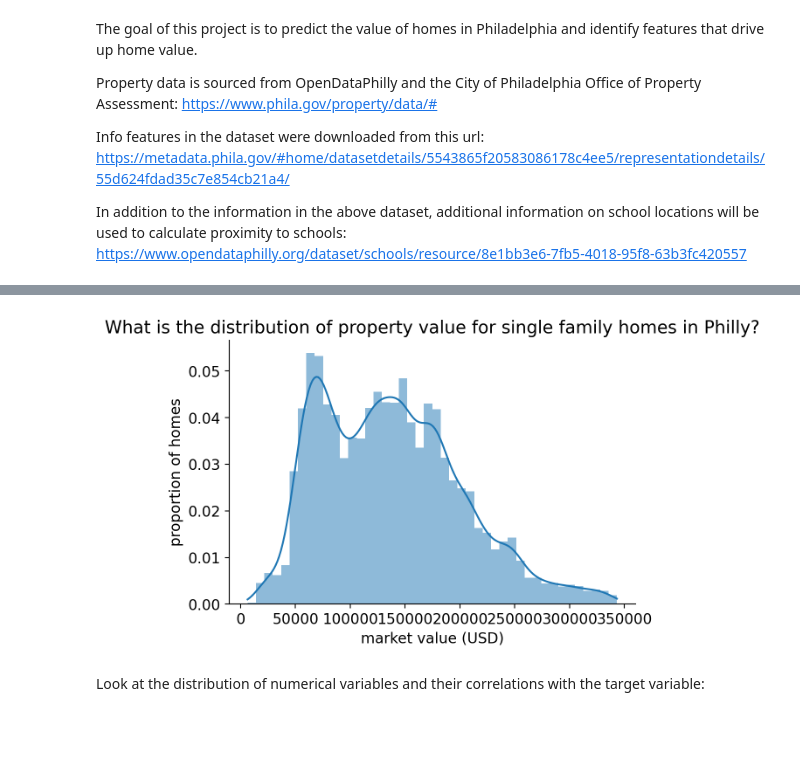
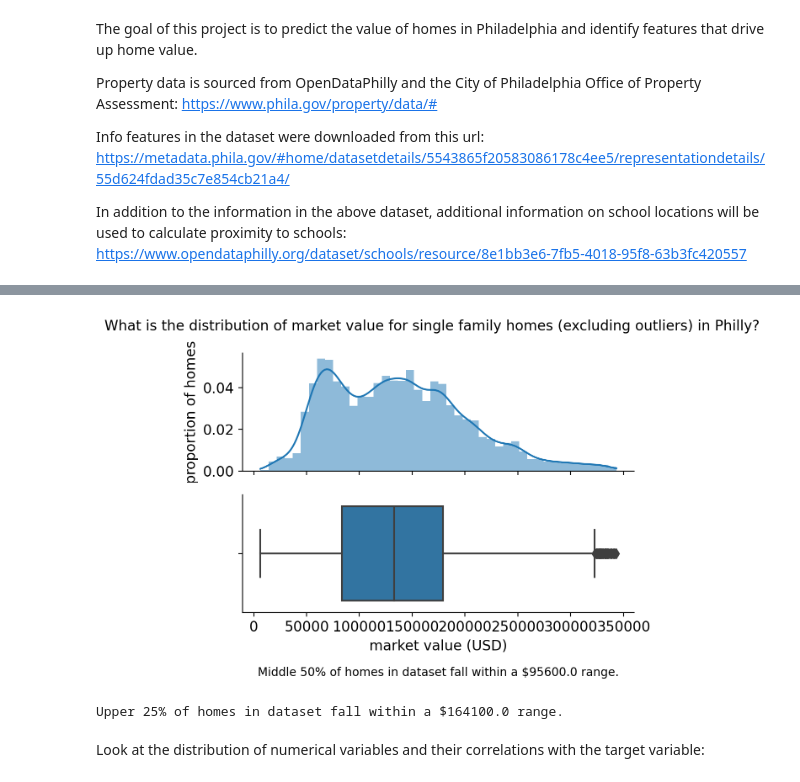
Before and after one commit to kadougherty/philadelphiaprops, a Jupyter notebook: eda.ipynb, the cells around one changed output, grey strips where cells are left out. Saved outputs shown, nothing was run; the diff lists cells and outputs as text; code cells hidden in the pictures; blank space fills up the shorter version.

```diff
--- a/eda.ipynb
+++ b/eda.ipynb
@@ -41,19 +42,28 @@ plt.rcParams['savefig.dpi'] = 100
 plt.rcParams['font.size'] = 12
 plt.rcParams['legend.fontsize'] = 'large'
 plt.rcParams['figure.titlesize'] = 'medium'
-# %%
-fig,ax=plt.subplots(nrows=1,ncols=1,figsize=(6,4))
-
-sns.histplot(ax=ax,data=df,x=df[target],kde=True,edgecolor='none',linewidth=.3,stat='probability',common_norm=False)
-sns.despine()
-ax.set_ylabel('proportion of homes')
-ax.set_xlabel('market value (USD)')
-ax.ticklabel_format(style='scientific')
-ax.set_title('What is the distribution of property value for single family homes in Philly?')
-
-plt.show()
-# %% [output]
-[figure, removed]
+# %%
+fig,ax=plt.subplots(nrows=2,ncols=1,figsize=(6,4),sharex=True)
+
+h = sns.histplot(ax=ax[0],data=df,x=df[target],kde=True,edgecolor='none',linewidth=.3,stat='probability',common_norm=False)
+sns.despine()
+ax[0].set_ylabel('proportion of homes')
+
+sns.boxplot(ax=ax[1],data=df,x=df[target])
+ax[1].set_title('Middle 50% of homes in dataset fall within a $' + str(np.quantile(df[target],0.75)-np.quantile(df[target],0.25)) + ' range.',fontsize=10,y=-0.6)
+ax[1].set_xlabel('market value (USD)')
+
+plt.suptitle('What is the distribution of market value for single family homes (excluding outliers) in Philly?')
+
+plt.show()
+
+figname = os.path.join(figdir,'marketvalue_dist.png')
+fig.savefig(figname,dpi=400,orientation='portrait', transparent=True,bbox_inches='tight')
+
+print('Upper 25% of homes in dataset fall within a $' + str(np.quantile(df[target],1.0)-np.quantile(df[target],0.75)) + ' range.')
+# %% [output]
+[figure, added]
+Upper 25% of homes in dataset fall within a $164100.0 range.
 # %% [markdown]
 Look at the distribution of numerical variables and their correlations with the target variable:
 # %%
```
Also changed, not shown: parts of 8 cells of this notebook, 3 other files.
